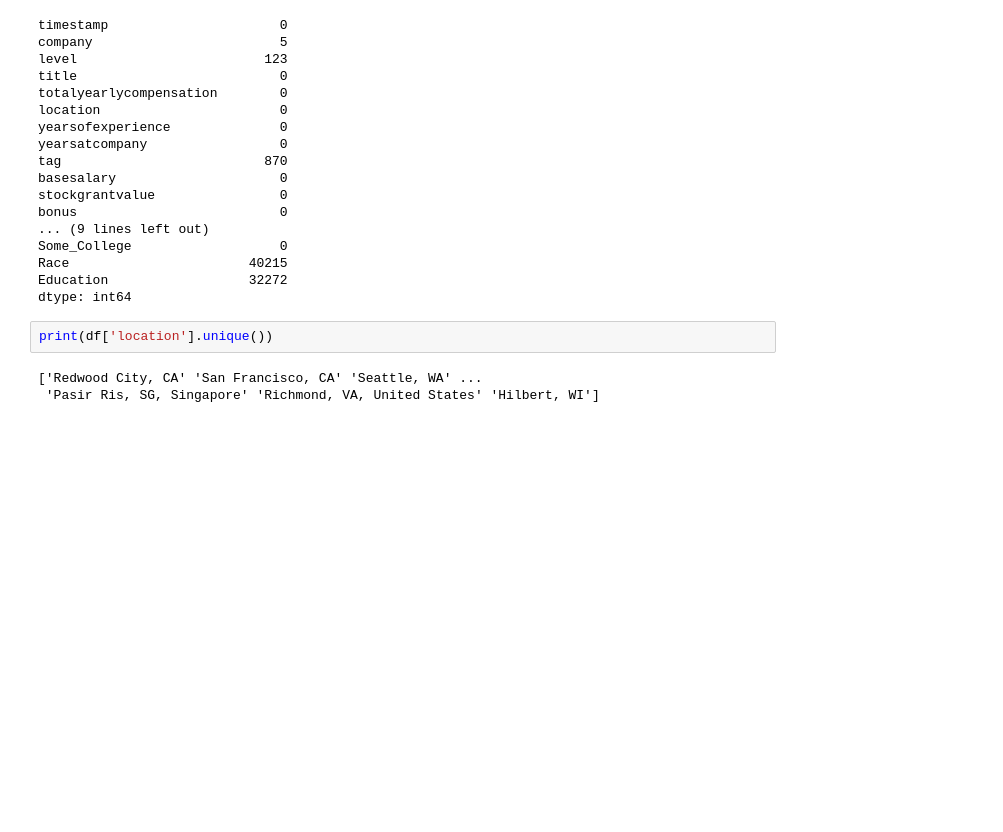
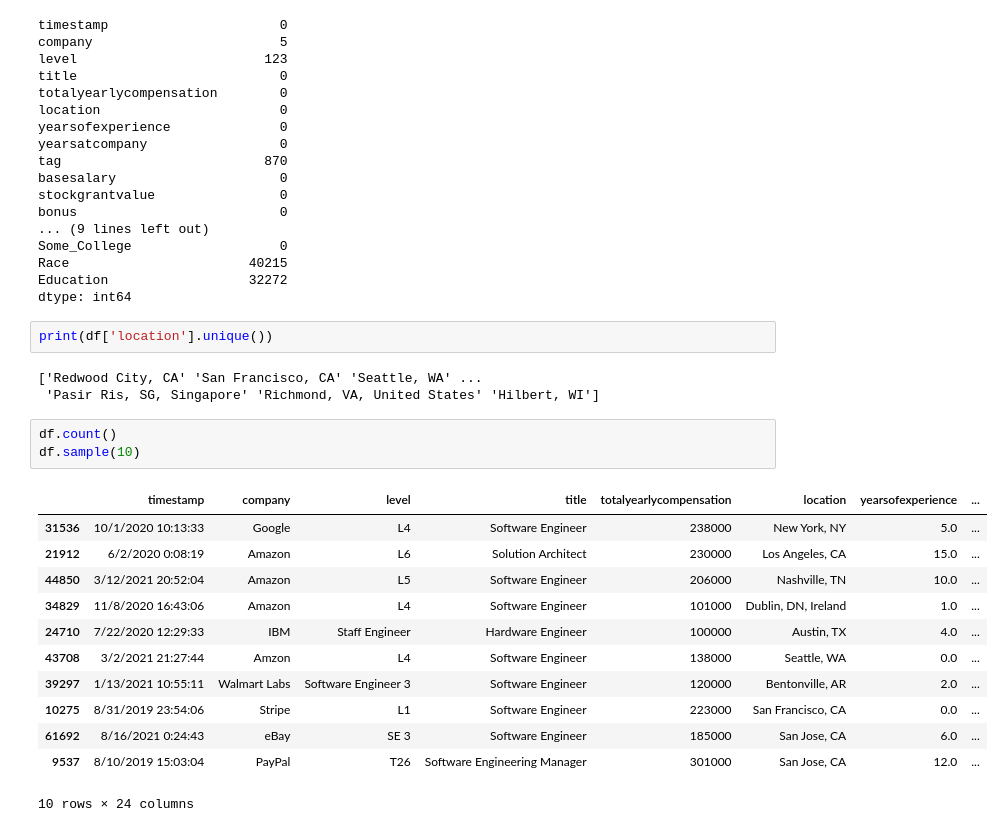
Before and after one commit to BI1LQV/551-tech-salary, a Jupyter notebook: EDA.ipynb, the cells around one changed output. Cells and saved outputs as stored; diff of their text form; blank space fills up the shorter version.

```diff
--- a/EDA.ipynb
+++ b/EDA.ipynb
@@ -54,3 +56,19 @@ print(df['location'].unique())
 # %% [output]
 ['Redwood City, CA' 'San Francisco, CA' 'Seattle, WA' ...
  'Pasir Ris, SG, Singapore' 'Richmond, VA, United States' 'Hilbert, WI']
+# %%
+df.count()
+df.sample(10)
+# %% [output]
+|  | timestamp | company | level | title | totalyearlycompensation | location | yearsofexperience | ... |
+| 31536 | 10/1/2020 10:13:33 | Google | L4 | Software Engineer | 238000 | New York, NY | 5.0 | ... |
+| 21912 | 6/2/2020 0:08:19 | Amazon | L6 | Solution Architect | 230000 | Los Angeles, CA | 15.0 | ... |
+| 44850 | 3/12/2021 20:52:04 | Amazon | L5 | Software Engineer | 206000 | Nashville, TN | 10.0 | ... |
+| 34829 | 11/8/2020 16:43:06 | Amazon | L4 | Software Engineer | 101000 | Dublin, DN, Ireland | 1.0 | ... |
+| 24710 | 7/22/2020 12:29:33 | IBM | Staff Engineer | Hardware Engineer | 100000 | Austin, TX | 4.0 | ... |
+| 43708 | 3/2/2021 21:27:44 | Amzon | L4 | Software Engineer | 138000 | Seattle, WA | 0.0 | ... |
+| 39297 | 1/13/2021 10:55:11 | Walmart Labs | Software Engineer 3 | Software Engineer | 120000 | Bentonville, AR | 2.0 | ... |
+| 10275 | 8/31/2019 23:54:06 | Stripe | L1 | Software Engineer | 223000 | San Francisco, CA | 0.0 | ... |
+| 61692 | 8/16/2021 0:24:43 | eBay | SE 3 | Software Engineer | 185000 | San Jose, CA | 6.0 | ... |
+| 9537 | 8/10/2019 15:03:04 | PayPal | T26 | Software Engineering Manager | 301000 | San Jose, CA | 12.0 | ... |
+10 rows × 24 columns
```
Also changed, not shown: parts of 4 cells of this notebook.
